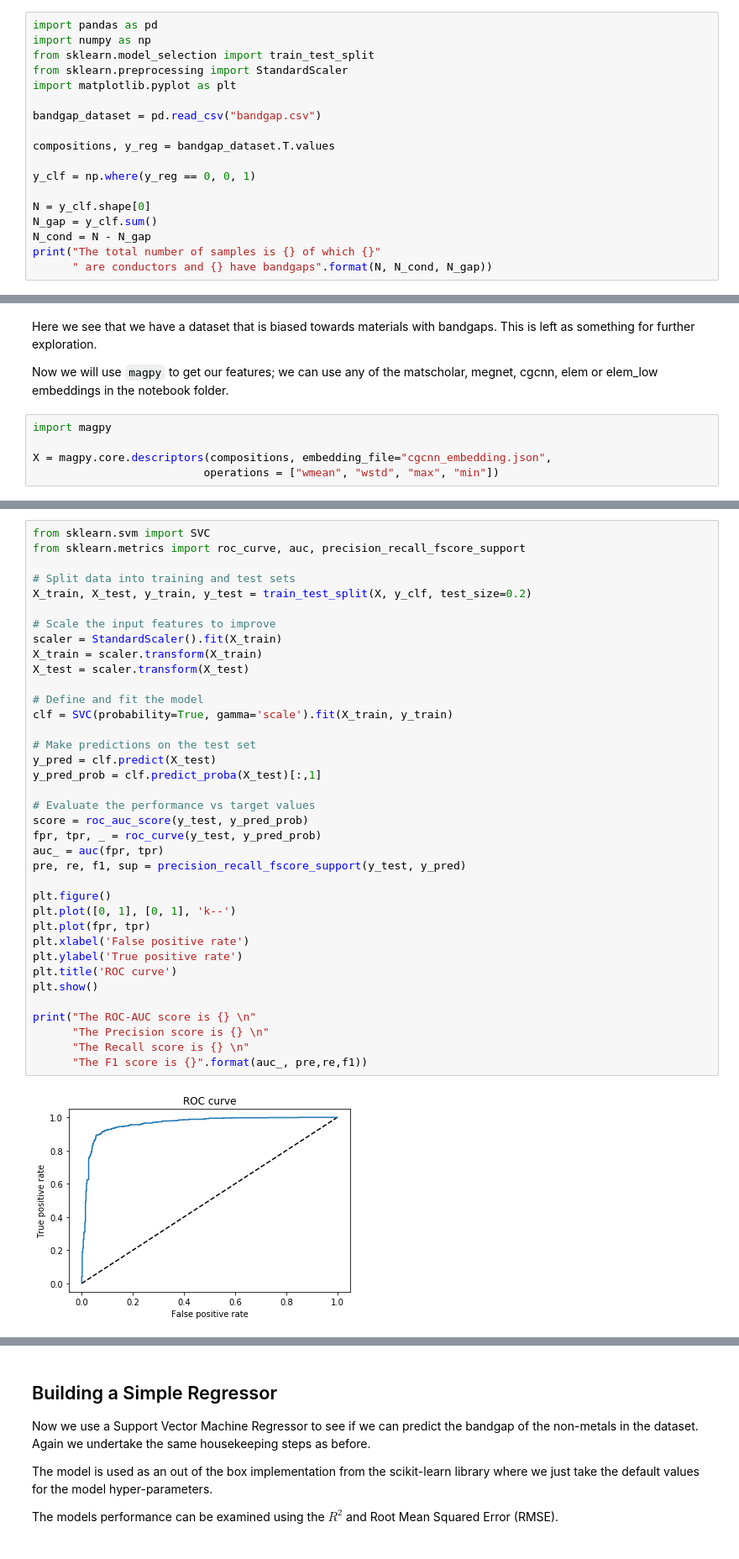
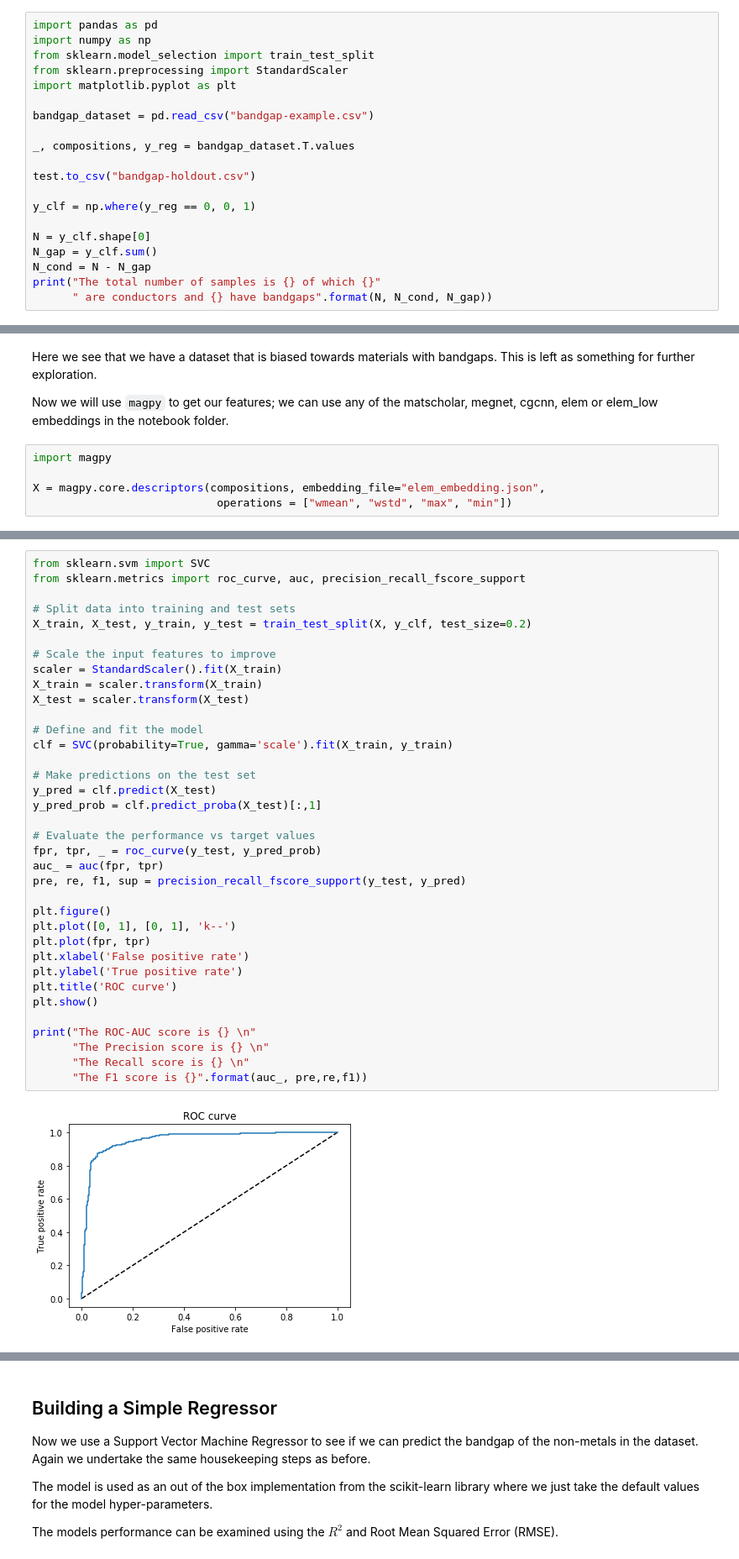
Before and after one commit to alphaleegroup/magpy, a Jupyter notebook: notebooks/Bandgap_Example.ipynb, the cells around one changed output, grey strips where cells are left out. Shown: that part at 84% size. Saved outputs shown, nothing was run; the diff lists cells and outputs as text.

Commit message:
Data holdout for example

```diff
--- a/notebooks/Bandgap_Example.ipynb
+++ b/notebooks/Bandgap_Example.ipynb
@@ -13,9 +13,11 @@ from sklearn.model_selection import train_test_split
 from sklearn.preprocessing import StandardScaler
 import matplotlib.pyplot as plt
 
-bandgap_dataset = pd.read_csv("bandgap.csv")
+bandgap_dataset = pd.read_csv("bandgap-example.csv")
 
-compositions, y_reg = bandgap_dataset.T.values
+_, compositions, y_reg = bandgap_dataset.T.values
+
+test.to_csv("bandgap-holdout.csv")
 
 y_clf = np.where(y_reg == 0, 0, 1)
 
@@ -33,6 +35,6 @@ Now we will use `magpy` to get our features; we can use any of the matscholar, m
 # %%
 import magpy
 
-X = magpy.core.descriptors(compositions, embedding_file="cgcnn_embedding.json",
-                          operations = ["wmean", "wstd", "max", "min"])
+X = magpy.core.descriptors(compositions, embedding_file="elem_embedding.json",
+                            operations = ["wmean", "wstd", "max", "min"])
 # %% [markdown]
@@ -58,32 +62,31 @@ X_train, X_test, y_train, y_test = train_test_split(X, y_clf, test_size=0.2)
 # Scale the input features to improve
 scaler = StandardScaler().fit(X_train)
 X_train = scaler.transform(X_train)
 X_test = scaler.transform(X_test)
 
 # Define and fit the model
 clf = SVC(probability=True, gamma='scale').fit(X_train, y_train)
 
 # Make predictions on the test set
 y_pred = clf.predict(X_test)
 y_pred_prob = clf.predict_proba(X_test)[:,1]
 
 # Evaluate the performance vs target values
-score = roc_auc_score(y_test, y_pred_prob)
 fpr, tpr, _ = roc_curve(y_test, y_pred_prob)
 auc_ = auc(fpr, tpr)
 pre, re, f1, sup = precision_recall_fscore_support(y_test, y_pred)
 
 plt.figure()
 plt.plot([0, 1], [0, 1], 'k--')
 plt.plot(fpr, tpr)
 plt.xlabel('False positive rate')
 plt.ylabel('True positive rate')
 plt.title('ROC curve')
 plt.show()
 
 print("The ROC-AUC score is {} \n"
       "The Precision score is {} \n"
       "The Recall score is {} \n"
       "The F1 score is {}".format(auc_, pre,re,f1))
 # %% [output]
-[figure, old version]
+[figure, new version]
```
Also changed, not shown: parts of 4 cells of this notebook, 2 other files.
